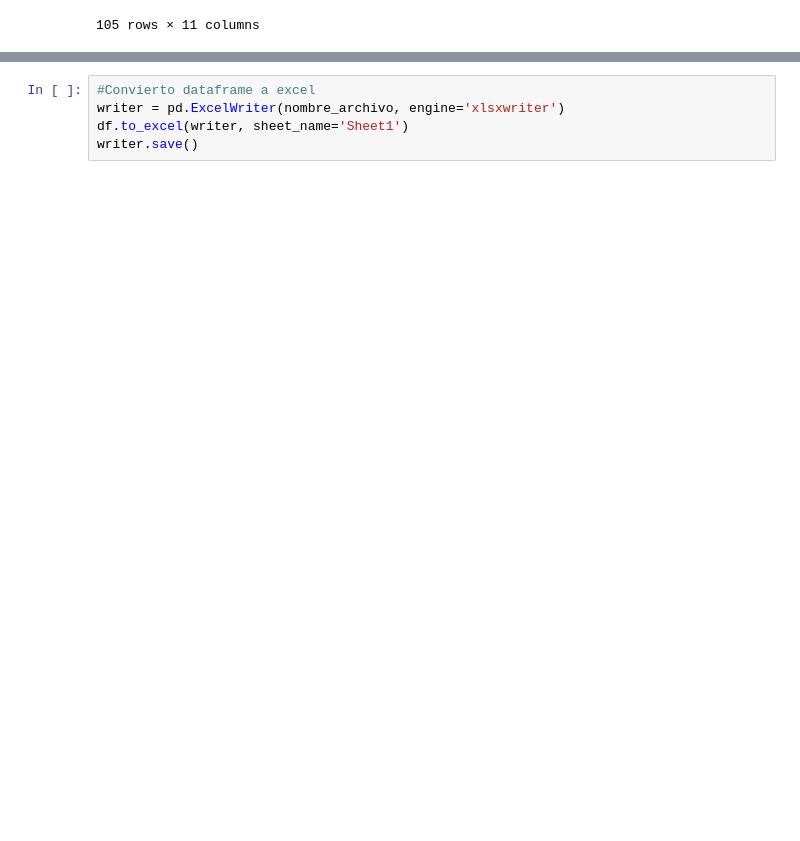
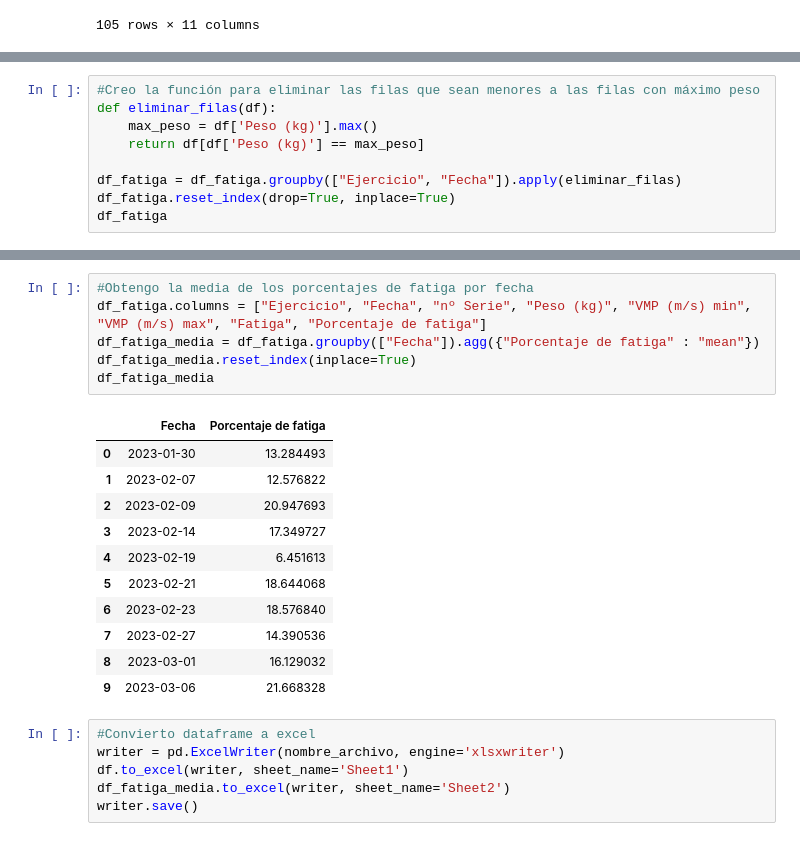
Before and after one commit to Yermanama/Analisis-Datos-Entreno, a Jupyter notebook: transformacion_data_vitruve.ipynb, the cells around one changed output, grey strips where cells are left out. Saved outputs shown, nothing was run; the diff lists cells and outputs as text; blank space fills up the shorter version.

```diff
--- a/transformacion_data_vitruve.ipynb
+++ b/transformacion_data_vitruve.ipynb
@@ -136,0 +121,9 @@ df_fatiga
+# %%
+#Creo la función para eliminar las filas que sean menores a las filas con máximo peso
+def eliminar_filas(df):
+    max_peso = df['Peso (kg)'].max()
+    return df[df['Peso (kg)'] == max_peso]
+
+df_fatiga = df_fatiga.groupby(["Ejercicio", "Fecha"]).apply(eliminar_filas)
+df_fatiga.reset_index(drop=True, inplace=True)
+df_fatiga
@@ -137,5 +168,24 @@ df_fatiga
+# %%
+#Obtengo la media de los porcentajes de fatiga por fecha
+df_fatiga.columns = ["Ejercicio", "Fecha", "nº Serie", "Peso (kg)", "VMP (m/s) min", "VMP (m/s) max", "Fatiga", "Porcentaje de fatiga"]
+df_fatiga_media = df_fatiga.groupby(["Fecha"]).agg({"Porcentaje de fatiga" : "mean"})
+df_fatiga_media.reset_index(inplace=True)
+df_fatiga_media
+# %% [output]
+|  | Fecha | Porcentaje de fatiga |
+| 0 | 2023-01-30 | 13.284493 |
+| 1 | 2023-02-07 | 12.576822 |
+| 2 | 2023-02-09 | 20.947693 |
+| 3 | 2023-02-14 | 17.349727 |
+| 4 | 2023-02-19 | 6.451613 |
+| 5 | 2023-02-21 | 18.644068 |
+| 6 | 2023-02-23 | 18.576840 |
+| 7 | 2023-02-27 | 14.390536 |
+| 8 | 2023-03-01 | 16.129032 |
+| 9 | 2023-03-06 | 21.668328 |
 # %%
 #Convierto dataframe a excel
 writer = pd.ExcelWriter(nombre_archivo, engine='xlsxwriter')
 df.to_excel(writer, sheet_name='Sheet1')
+df_fatiga_media.to_excel(writer, sheet_name='Sheet2')
 writer.save()
```
Also changed, not shown: parts of 5 cells of this notebook, 1 other file.
